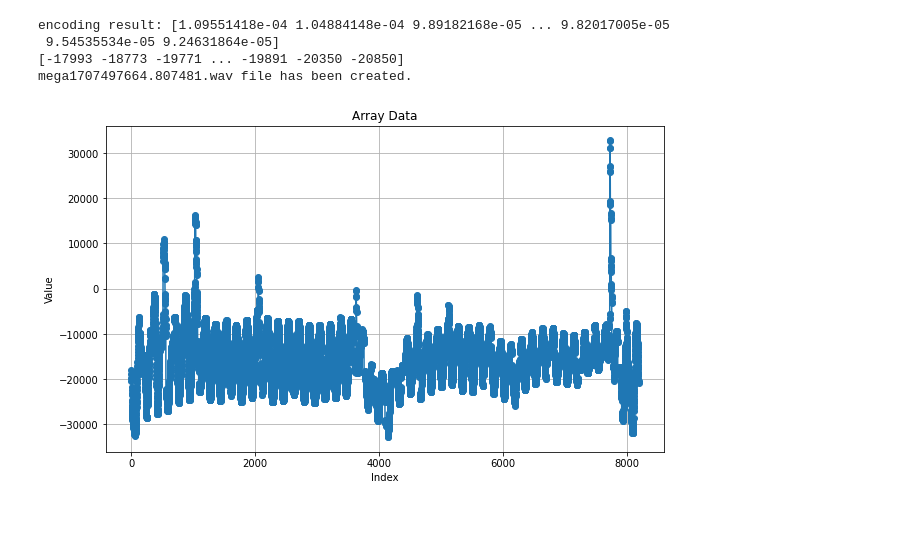
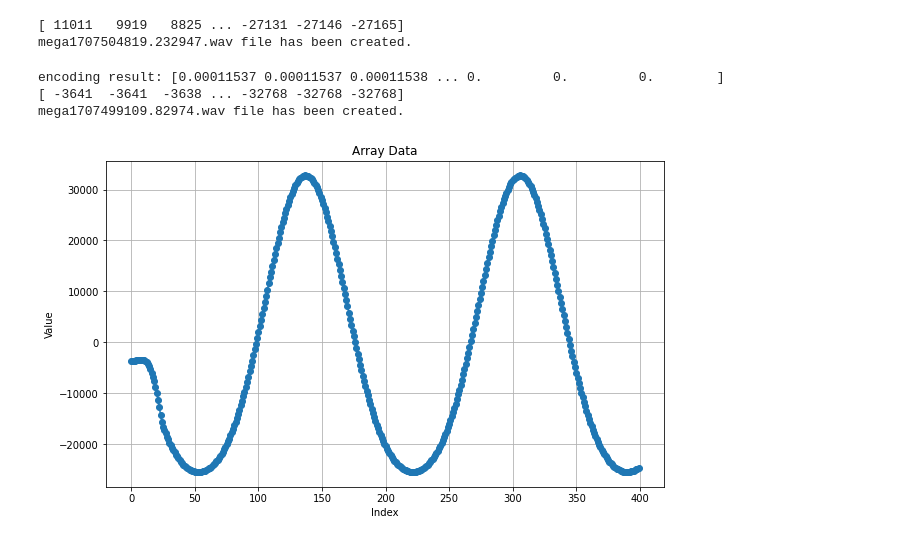
Before and after one commit to Kuift/Quantum_Synth, a Jupyter notebook: simon_rd.ipynb, the cells around one changed output. Saved outputs shown, nothing was run; the diff lists cells and outputs as text; code cells hidden in the pictures.

```diff
--- a/simon_rd.ipynb
+++ b/simon_rd.ipynb
@@ -27,7 +27,7 @@ def convert_to_8bit(data):
     data = ((data - data.min()) / (data.max() - data.min()) * 255 - 128).astype(np.int8)
     return data
 
-filename = 'qhack_demo7_very_short.wav'  # Specify your input file name here
+filename = 'qhack_demo6_short.wav'  # Specify your input file name here
 sample_rate, original_data = load_wav(filename)
 
 print("done converting wav data")
@@ -64,51 +123,45 @@ number of qubits used for encoding: 13
+# %%
+import time
+
+# Create a WAV file
+with wave.open(f'mega{time.time()}.wav', 'w') as wav_file:
+    # Set the parameters: 1 channel, 2 bytes per sample, sample rate, number of frames, compression type, compression name
+    wav_file.setparams((1, 2, sample_rate, length, 'NONE', 'not compressed'))
+
+    # Write the samples to the file
+    quantum_samples_array = np.array(normalized_results2, dtype=np.int16)
+    print(quantum_samples_array)
+    wav_file.writeframes(np.array(quantum_samples_array).tobytes())
+
+print(f"mega{time.time()}.wav file has been created.")
+# %% [output]
+[ 11011   9919   8825 ... -27131 -27146 -27165]
+mega1707504819.232947.wav file has been created.
 # %%
 dev = qml.device('default.qubit', wires=nb_qubits)
 
-phase_shifts = [0.1 for i in range(nb_qubits)]
 
 @qml.qnode(dev)
 def circuit(f=None):
     qml.AmplitudeEmbedding(features=f, wires=range(nb_qubits), pad_with=0,normalize=True)
 
-    # Apply QFT
-    qml.QFT(wires=range(nb_qubits))
-
-    # Apply phase shifts to simulate pitch shifting
-    for i, phase_shift in enumerate(phase_shifts):
-        qml.PhaseShift(phase_shift, wires=i)
-
-    # Apply inverse QFT
-    qml.adjoint(qml.QFT)(wires=range(nb_qubits))
+    return qml.probs(wires=range(nb_qubits))
 
 
-    return qml.probs(wires=range(nb_qubits))
 results = circuit(features)
 print(f"encoding result: {results}")
 normalized_results = ((results - np.min(results)) / (np.max(results) - np.min(results))) * (32767 + 32768) - 32768
 
-# Create a WAV file
-with wave.open(f'mega{time.time()}.wav', 'w') as wav_file:
-    # Set the parameters: 1 channel, 2 bytes per sample, sample rate, number of frames, compression type, compression name
-    wav_file.setparams((1, 2, sample_rate, length, 'NONE', 'not compressed'))
-
-    # Write the samples to the file
-    quantum_samples_array = np.array(normalized_results, dtype=np.int16)
-    print(quantum_samples_array)
-    wav_file.writeframes(np.array(quantum_samples_array).tobytes())
-
-print(f"mega{time.time()}.wav file has been created.")
-
 # Create a graph to display the data
 plt.figure(figsize=(10, 6))
-plt.plot(normalized_results, marker='o')
+plt.plot(normalized_results[0:400], marker='o')
 plt.title("Array Data")
 plt.xlabel("Index")
 plt.ylabel("Value")
 plt.grid(True)
 plt.show()
 # %% [output]
-encoding result: [1.09551418e-04 1.04884148e-04 9.89182168e-05 ... 9.82017005e-05
- 9.54535534e-05 9.24631864e-05]
-[-17993 -18773 -19771 ... -19891 -20350 -20850]
-mega1707497664.807481.wav file has been created.
+encoding result: [0.00011537 0.00011537 0.00011538 ... 0.         0.         0.        ]
+[ -3641  -3641  -3638 ... -32768 -32768 -32768]
+mega1707499109.82974.wav file has been created.
-[figure, old version]
+[figure, new version]
```
Also changed, not shown: parts of 3 cells of this notebook, 18 other files.
